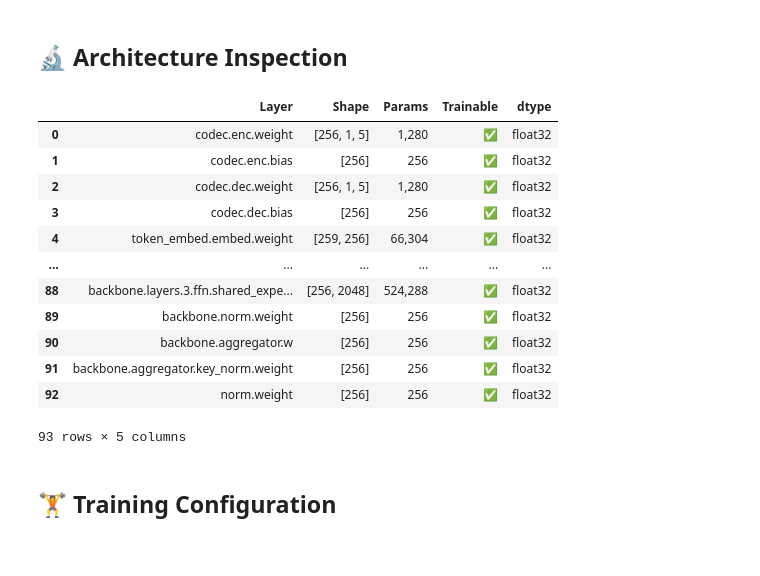
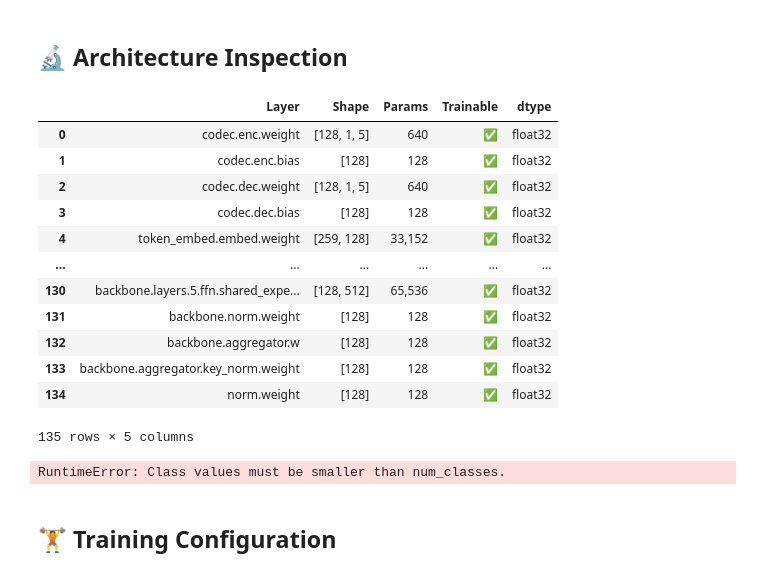
Before and after one commit to fabienfrfr/Kairos, a Jupyter notebook: notebook/kairos-training.ipynb, the cells around one changed output. Saved outputs shown, nothing was run; the diff lists cells and outputs as text; code cells hidden in the pictures.

```diff
--- a/notebook/kairos-training.ipynb
+++ b/notebook/kairos-training.ipynb
@@ -103,10 +97,15 @@ print(f"""
 # %% [markdown]
 ## ⚙️ Model Configuration
 # %%
-cfg_d_model = 256  # "d_model (hidden size)"
-cfg_n_heads = 4    # "n_heads"
-cfg_n_layers = 4   # "n_layers"
-cfg_window = 64    # "SWA window size"
-cfg_stride = 3     # "ConvCodec stride"
-cfg_experts = 3    # "MoE experts (0 = dense FFN)"
+# Pythia14M : 	6	128	4	32	2M	1.0e-3	Standard
+# Model Hyperparameters
+cfg_d_model = 128  # "d_model (hidden size)"
+cfg_n_heads = 4  # "n_heads"
+cfg_n_layers = 6  # "n_layers"
+cfg_window = 64  # "SWA window size"
+cfg_stride = 3  # "PyramidalConvCodec stride"
+cfg_experts = 14  # "MoE experts (0 = dense FFN)"
+cfg_experts_per_tok = 2  # "Experts activated per token"
+cfg_shared_expert = 1  # "Number of shared experts"
+cfg_intermediate = 512  # "FFN/MoE intermediate size"
 # %%
@@ -150,45 +166,46 @@ MoE: `Yes — 3 experts`
 # %%
 rows = []
 for name, param in model.named_parameters():
-    rows.append({
-        "Layer": name,
-        "Shape": str(list(param.shape)),
-        "Params": f"{param.numel():,}",
-        "Trainable": "✅" if param.requires_grad else "❌",
-        "dtype": str(param.dtype).replace("torch.", ""),
-    })
+    rows.append(
+        {
+            "Layer": name,
+            "Shape": str(list(param.shape)),
+            "Params": f"{param.numel():,}",
+            "Trainable": "✅" if param.requires_grad else "❌",
+            "dtype": str(param.dtype).replace("torch.", ""),
+        }
+    )
 
 df = pd.DataFrame(rows)
 display(df)
 # %% [output]
 |  | Layer | Shape | Params | Trainable | dtype |
-| 0 | codec.enc.weight | [256, 1, 5] | 1,280 | ✅ | float32 |
-| 1 | codec.enc.bias | [256] | 256 | ✅ | float32 |
-| 2 | codec.dec.weight | [256, 1, 5] | 1,280 | ✅ | float32 |
-| 3 | codec.dec.bias | [256] | 256 | ✅ | float32 |
-| 4 | token_embed.embed.weight | [259, 256] | 66,304 | ✅ | float32 |
+| 0 | codec.enc.weight | [128, 1, 5] | 640 | ✅ | float32 |
+| 1 | codec.enc.bias | [128] | 128 | ✅ | float32 |
+| 2 | codec.dec.weight | [128, 1, 5] | 640 | ✅ | float32 |
+| 3 | codec.dec.bias | [128] | 128 | ✅ | float32 |
+| 4 | token_embed.embed.weight | [259, 128] | 33,152 | ✅ | float32 |
 | ... | ... | ... | ... | ... | ... |
-| 88 | backbone.layers.3.ffn.shared_expe... | [256, 2048] | 524,288 | ✅ | float32 |
-| 89 | backbone.norm.weight | [256] | 256 | ✅ | float32 |
-| 90 | backbone.aggregator.w | [256] | 256 | ✅ | float32 |
-| 91 | backbone.aggregator.key_norm.weight | [256] | 256 | ✅ | float32 |
-| 92 | norm.weight | [256] | 256 | ✅ | float32 |
+| 130 | backbone.layers.5.ffn.shared_expe... | [128, 512] | 65,536 | ✅ | float32 |
+| 131 | backbone.norm.weight | [128] | 128 | ✅ | float32 |
+| 132 | backbone.aggregator.w | [128] | 128 | ✅ | float32 |
+| 133 | backbone.aggregator.key_norm.weight | [128] | 128 | ✅ | float32 |
+| 134 | norm.weight | [128] | 128 | ✅ | float32 |
-93 rows × 5 columns
+135 rows × 5 columns
 # %%
 # Dry-run forward to check shapes
 _x = torch.randint(0, 259, (1, 12)).to(device)
 with torch.no_grad():
     _out = model(input_ids=_x)
 
-mo.callout(
-    mo.md(
-        f"**Dry-run input:** `(1, 12)` tokens  \n"
-        f"**After codec encode:** `(1, {12 // config.stride}, {config.hidden_size})`  \n"
-        f"**Output logits:** `{list(_out.logits.shape)}`  \n"
-        f"**No NaN:** `{not torch.isnan(_out.logits).any().item()}`"
-    ),
-    kind="info",
+print(
+    f"**Dry-run input:** `(1, 12)` tokens  \n"
+    f"**After codec encode:** `(1, {12 // config.stride}, {config.hidden_size})`  \n"
+    f"**Output logits:** `{list(_out.logits.shape)}`  \n"
+    f"**No NaN:** `{not torch.isnan(_out.logits).any().item()}`"
 )
+# %% [output]
+RuntimeError: Class values must be smaller than num_classes.
 # %% [markdown]
 ## 🏋️ Training Configuration
 # %%
```
Also changed, not shown: parts of 13 cells of this notebook, 34 other files.
